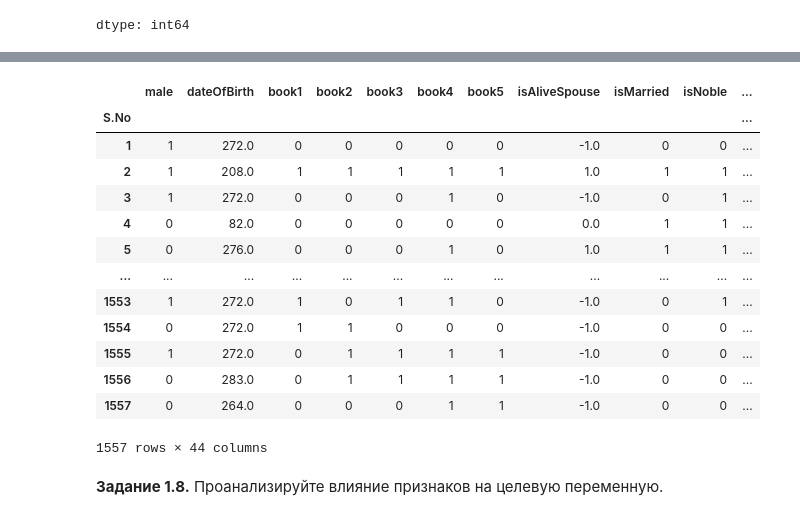
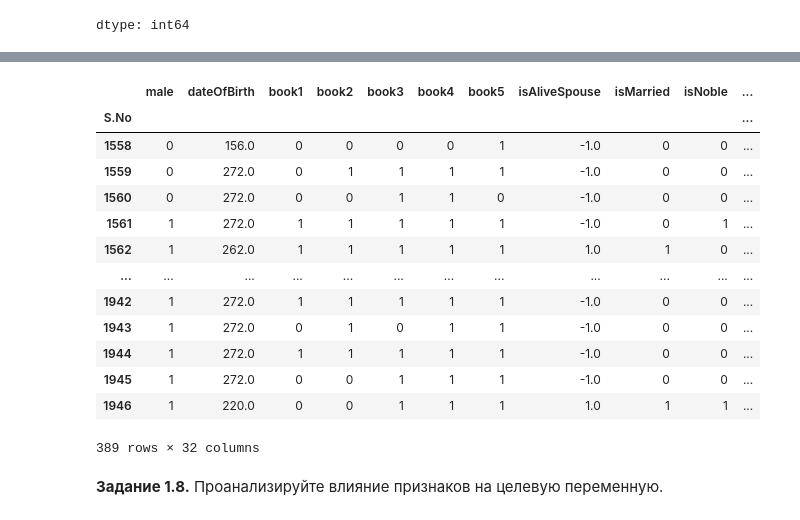
Before and after one commit to tmo3zy/colab_notebooks, a Jupyter notebook: week_01_ml_intro/Homework/hw_1_game_of_thrones.ipynb, the cells around one changed output, grey strips where cells are left out. Saved outputs shown, nothing was run; the diff lists cells and outputs as text; code cells hidden in the pictures.

```diff
--- a/week_01_ml_intro/Homework/hw_1_game_of_thrones.ipynb
+++ b/week_01_ml_intro/Homework/hw_1_game_of_thrones.ipynb
@@ -211,6 +237,10 @@ data
 # %%
 data.drop(columns=["mother", "father", "heir", "isAliveFather", "isAliveMother", "isAliveHeir"], inplace=True)
 data.drop(columns=["name", "popularity", "spouse"], inplace=True)
+
+test.drop(columns=["mother", "father", "heir", "isAliveFather", "isAliveMother", "isAliveHeir"], inplace=True)
+test.drop(columns=["name", "popularity", "spouse"], inplace=True)
+
 data
 # %% [output]
 |  | title | male | culture | dateOfBirth | house | book1 | book2 | book3 | book4 | book5 | ... |
@@ -291,11 +325,18 @@ dtype: int64
 # %%
-title_counts = data['title'].value_counts()
+popular_titles = ['Untitled', 'Ser', 'Maester']
 
-is_rare_title = data['title'].apply(lambda x: title_counts[x] < 15)
+is_rare_title = data['title'].apply(lambda x: x not in popular_titles)
 
 data.loc[is_rare_title, 'title'] = 'Rare Title'
 
 data['title'].value_counts()
+
+
+is_rare_title = test['title'].apply(lambda x: x not in popular_titles)
+
+test.loc[is_rare_title, 'title'] = 'Rare Title'
+
+test['title'].value_counts()
 # %% [output]
 |  | count |
 | title |  |
@@ -310,12 +347,23 @@ data['title'].value_counts()
 dtype: int64
 # %%
-culture_counts = data['culture'].value_counts()
+culture_counts = test['culture'].value_counts()
 
-is_rare_culture = data['culture'].apply(lambda x: culture_counts[x] < 15)
+popular_cultures = ['Unknown', 'Northmen', 'Ironborn', 'Free Folk', 'Valyrian']
+
+is_rare_culture = data['culture'].apply(lambda x: x not in popular_cultures)
 
 data.loc[is_rare_culture, 'culture'] = 'Rare Culture'
 
 data['culture'].value_counts()
+
+
+# culture_counts = test['culture'].value_counts()
+
+is_rare_culture = test['culture'].apply(lambda x: x not in popular_cultures)
+
+test.loc[is_rare_culture, 'culture'] = 'Rare Culture'
+
+test['culture'].value_counts()
 # %% [output]
 |  | count |
 | culture |  |
@@ -333,35 +377,44 @@ dtype: int64
 # %%
 from sklearn.preprocessing import OneHotEncoder
 
 encoder = OneHotEncoder(sparse_output=False)
 
-cat_features = ['title', 'culture', 'house']
+cat_features = ['culture', 'house', 'title']
 
 one_hot_encoded = encoder.fit_transform(data[cat_features])
 
 one_hot_df = pd.DataFrame(one_hot_encoded, columns=encoder.get_feature_names_out(cat_features), index=data.index)
 
 
 data = pd.concat([data, one_hot_df], axis=1)
 
 data = data.drop(cat_features, axis=1)
 
-data
+
+one_hot_encoded = encoder.fit_transform(test[cat_features])
+
+one_hot_df = pd.DataFrame(one_hot_encoded, columns=encoder.get_feature_names_out(cat_features), index=test.index)
+
+test = pd.concat([test, one_hot_df], axis=1)
+
+test = test.drop(cat_features, axis=1)
+
+test
 # %% [output]
 |  | male | dateOfBirth | book1 | book2 | book3 | book4 | book5 | isAliveSpouse | isMarried | isNoble | ... |
 | S.No |  |  |  |  |  |  |  |  |  |  | ... |
-| 1 | 1 | 272.0 | 0 | 0 | 0 | 0 | 0 | -1.0 | 0 | 0 | ... |
-| 2 | 1 | 208.0 | 1 | 1 | 1 | 1 | 1 | 1.0 | 1 | 1 | ... |
-| 3 | 1 | 272.0 | 0 | 0 | 0 | 1 | 0 | -1.0 | 0 | 1 | ... |
-| 4 | 0 | 82.0 | 0 | 0 | 0 | 0 | 0 | 0.0 | 1 | 1 | ... |
-| 5 | 0 | 276.0 | 0 | 0 | 0 | 1 | 0 | 1.0 | 1 | 1 | ... |
+| 1558 | 0 | 156.0 | 0 | 0 | 0 | 0 | 1 | -1.0 | 0 | 0 | ... |
+| 1559 | 0 | 272.0 | 0 | 1 | 1 | 1 | 1 | -1.0 | 0 | 0 | ... |
+| 1560 | 0 | 272.0 | 0 | 0 | 1 | 1 | 0 | -1.0 | 0 | 0 | ... |
+| 1561 | 1 | 272.0 | 1 | 1 | 1 | 1 | 1 | -1.0 | 0 | 1 | ... |
+| 1562 | 1 | 262.0 | 1 | 1 | 1 | 1 | 1 | 1.0 | 1 | 0 | ... |
 | ... | ... | ... | ... | ... | ... | ... | ... | ... | ... | ... | ... |
-| 1553 | 1 | 272.0 | 1 | 0 | 1 | 1 | 0 | -1.0 | 0 | 1 | ... |
-| 1554 | 0 | 272.0 | 1 | 1 | 0 | 0 | 0 | -1.0 | 0 | 0 | ... |
-| 1555 | 1 | 272.0 | 0 | 1 | 1 | 1 | 1 | -1.0 | 0 | 0 | ... |
-| 1556 | 0 | 283.0 | 0 | 1 | 1 | 1 | 1 | -1.0 | 0 | 0 | ... |
-| 1557 | 0 | 264.0 | 0 | 0 | 0 | 1 | 1 | -1.0 | 0 | 0 | ... |
+| 1942 | 1 | 272.0 | 1 | 1 | 1 | 1 | 1 | -1.0 | 0 | 0 | ... |
+| 1943 | 1 | 272.0 | 0 | 1 | 0 | 1 | 1 | -1.0 | 0 | 0 | ... |
+| 1944 | 1 | 272.0 | 1 | 1 | 1 | 1 | 1 | -1.0 | 0 | 0 | ... |
+| 1945 | 1 | 272.0 | 0 | 0 | 1 | 1 | 1 | -1.0 | 0 | 0 | ... |
+| 1946 | 1 | 220.0 | 0 | 0 | 1 | 1 | 1 | 1.0 | 1 | 1 | ... |
-1557 rows × 44 columns
+389 rows × 32 columns
 # %% [markdown]
 **Задание 1.8.** Проанализируйте влияние признаков на целевую переменную.
 # %%
```
Also changed, not shown: parts of 28 cells of this notebook.
